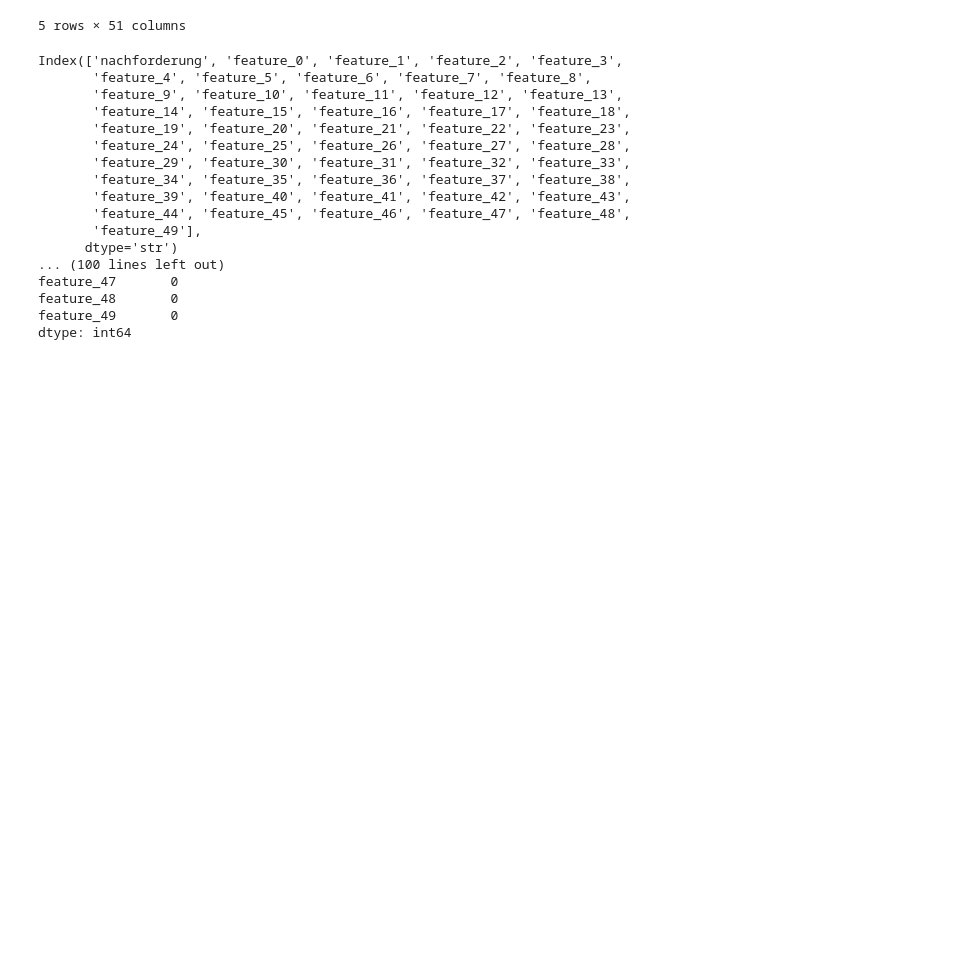
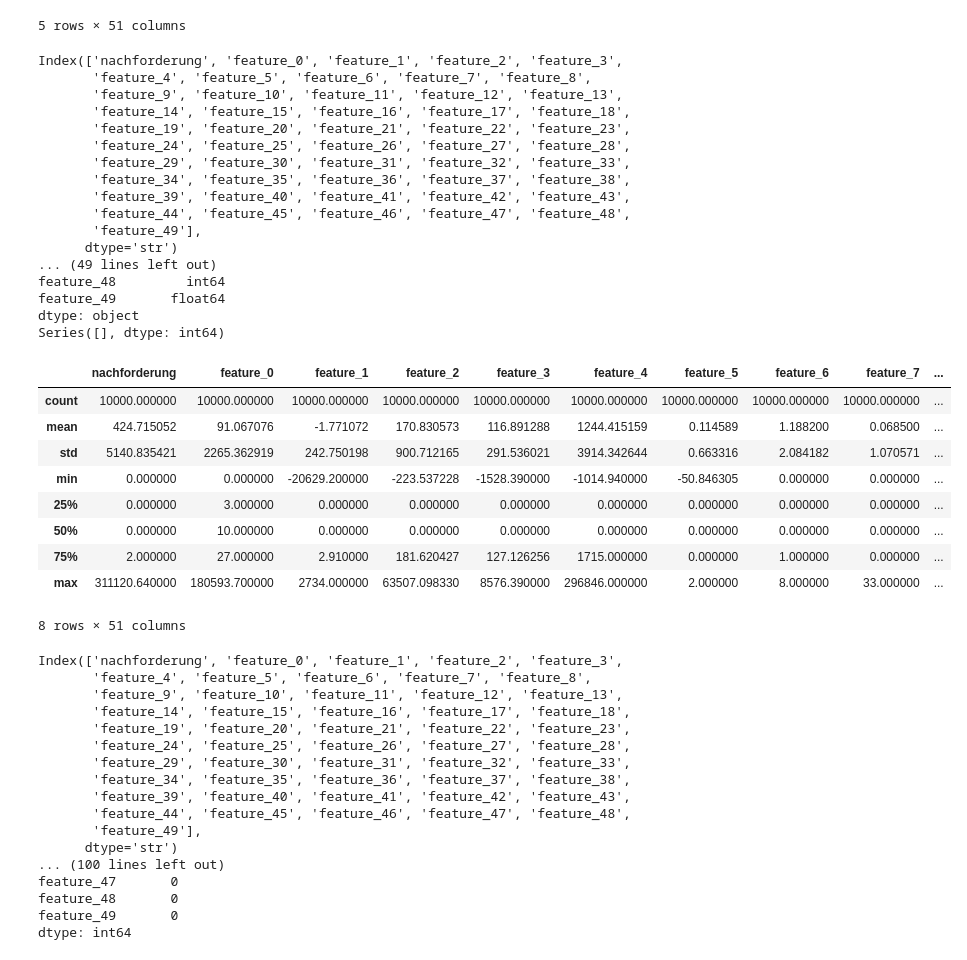
Before and after one commit to smartinezai/DRV-model, a Jupyter notebook: nachforderung_modell.ipynb, the cells around one changed output. Cells and saved outputs as stored; diff of their text form; code cells hidden in the pictures; blank space fills up the shorter version.

```diff
--- a/nachforderung_modell.ipynb
+++ b/nachforderung_modell.ipynb
@@ -22,6 +22,44 @@ data.head()
 | 3 | 0.00 | 2.0 | 0.00 | 0.000000 | 0.000000 | 0.0 | 0.0 | 0 | 0 | ... |
 | 4 | 0.00 | 8.0 | 4.05 | 248.197640 | 281.908553 | 3585.0 | 0.0 | 6 | 0 | ... |
 5 rows × 51 columns
+# %%
+
+print(data.columns)
+
+print(data.dtypes)
+
+missing_values = data.isna().sum()
+print(missing_values[missing_values > 0])
+
+data.describe()
+# %% [output]
+Index(['nachforderung', 'feature_0', 'feature_1', 'feature_2', 'feature_3',
+       'feature_4', 'feature_5', 'feature_6', 'feature_7', 'feature_8',
+       'feature_9', 'feature_10', 'feature_11', 'feature_12', 'feature_13',
+       'feature_14', 'feature_15', 'feature_16', 'feature_17', 'feature_18',
+       'feature_19', 'feature_20', 'feature_21', 'feature_22', 'feature_23',
+       'feature_24', 'feature_25', 'feature_26', 'feature_27', 'feature_28',
+       'feature_29', 'feature_30', 'feature_31', 'feature_32', 'feature_33',
+       'feature_34', 'feature_35', 'feature_36', 'feature_37', 'feature_38',
+       'feature_39', 'feature_40', 'feature_41', 'feature_42', 'feature_43',
+       'feature_44', 'feature_45', 'feature_46', 'feature_47', 'feature_48',
+       'feature_49'],
+      dtype='str')
+... (49 lines left out)
+feature_48         int64
+feature_49       float64
+dtype: object
+Series([], dtype: int64)
+|  | nachforderung | feature_0 | feature_1 | feature_2 | feature_3 | feature_4 | feature_5 | feature_6 | feature_7 | ... |
+| count | 10000.000000 | 10000.000000 | 10000.000000 | 10000.000000 | 10000.000000 | 10000.000000 | 10000.000000 | 10000.000000 | 10000.000000 | ... |
+| mean | 424.715052 | 91.067076 | -1.771072 | 170.830573 | 116.891288 | 1244.415159 | 0.114589 | 1.188200 | 0.068500 | ... |
+| std | 5140.835421 | 2265.362919 | 242.750198 | 900.712165 | 291.536021 | 3914.342644 | 0.663316 | 2.084182 | 1.070571 | ... |
+| min | 0.000000 | 0.000000 | -20629.200000 | -223.537228 | -1528.390000 | -1014.940000 | -50.846305 | 0.000000 | 0.000000 | ... |
+| 25% | 0.000000 | 3.000000 | 0.000000 | 0.000000 | 0.000000 | 0.000000 | 0.000000 | 0.000000 | 0.000000 | ... |
+| 50% | 0.000000 | 10.000000 | 0.000000 | 0.000000 | 0.000000 | 0.000000 | 0.000000 | 0.000000 | 0.000000 | ... |
+| 75% | 2.000000 | 27.000000 | 2.910000 | 181.620427 | 127.126256 | 1715.000000 | 0.000000 | 1.000000 | 0.000000 | ... |
+| max | 311120.640000 | 180593.700000 | 2734.000000 | 63507.098330 | 8576.390000 | 296846.000000 | 2.000000 | 8.000000 | 33.000000 | ... |
+8 rows × 51 columns
 # %%
 print(data.columns)
 print(data.dtypes)
```
Also changed, not shown: parts of 6 cells of this notebook.
